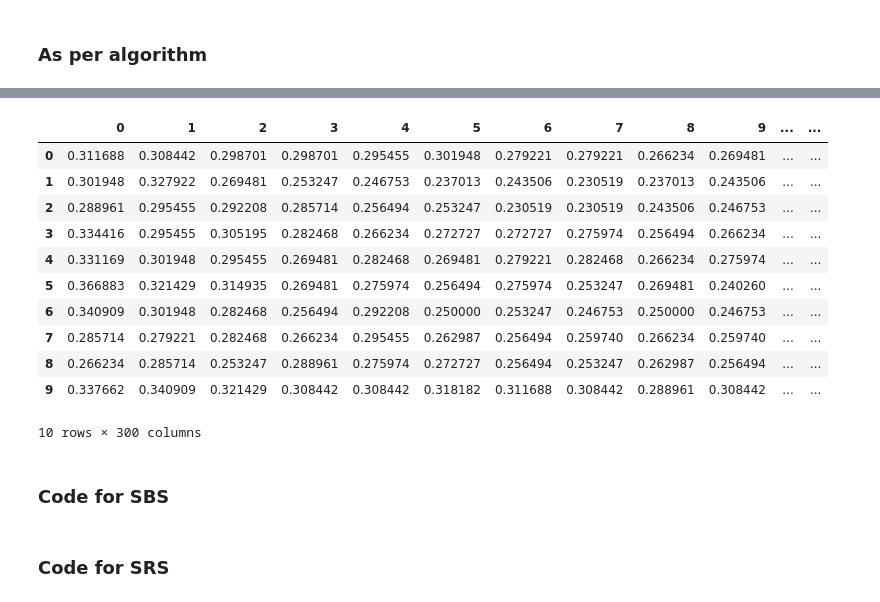
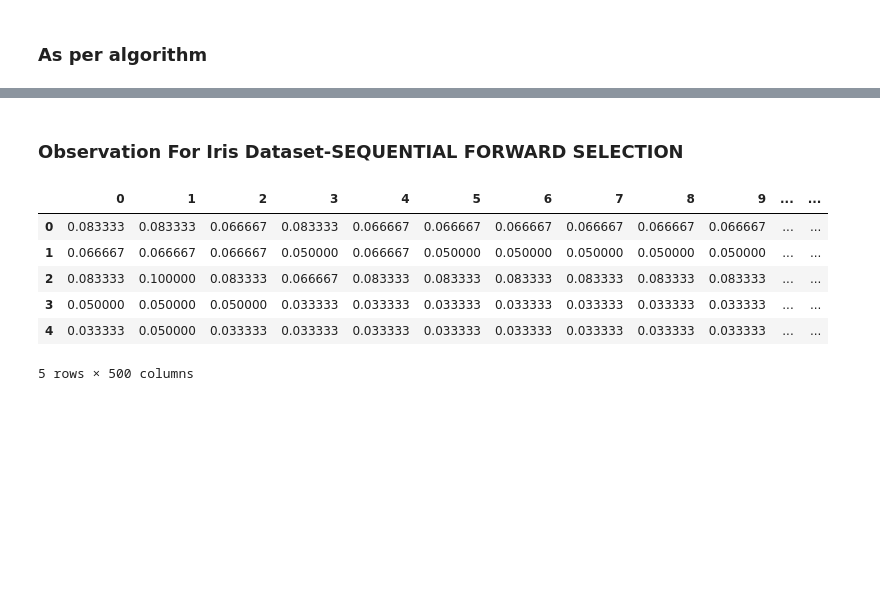
Before and after one commit to RoseMinu/Random-Forest-Pruning-Techniques, a Jupyter notebook: Research Paper Implementation/2_On_Selection_Of_Decision_Trees_In_Random_Forest.ipynb, the cells around one changed output, grey strips where cells are left out. Drawn from its saved outputs; the diff is of its cells as text; code cells hidden in the pictures; blank space fills up the shorter version.

```diff
--- a/Research Paper Implementation/2_On_Selection_Of_Decision_Trees_In_Random_Forest.ipynb
+++ b/Research Paper Implementation/2_On_Selection_Of_Decision_Trees_In_Random_Forest.ipynb
@@ -77,6 +359,6 @@ def data_split():
 # %%
 # number of decision trees
-global dTree = 300
+dTree = 500
 # number of features for split
 K = int(M**(1/2))
 # empty array for error rates
@@ -91,15 +373,19 @@ for i in range(10):
     classifier = RandomForestClassifier(n_estimators=dTree, max_features=K)
     # fit the classifier with data
     classifier.fit(X_train, y_train)
+
     # empty RF object for SFS
     classifier_SFS = RandomForestClassifier()
-    error_rates_SFSMain=SFS_method(classifier_SFS,classifier)
+    error_rates_SFSMain=SFS_method(classifier_SFS,copy.deepcopy(classifier))
     error_rate_SFS_10.append(error_rates_SFSMain)
+
     # copy of already created RF object for SBS
     classifier_SBS = copy.deepcopy(classifier)
-    error_rates_SBSMain=SBS_method(classifier_SBS,classifier)
+    error_rates_SBSMain=SBS_method(classifier_SBS,copy.deepcopy(classifier))
     error_rate_SBS_10.append(error_rates_SBSMain)
+
     # empty RF object for SRS
+
     classifier_SRS = RandomForestClassifier()
-    error_rates_SRSMain=SRS_method(classifier_SRS,classifier)
-    error_rate_SBS_10.append(error_rates_SBSMain)
+    error_rates_SRSMain=SRS_method(classifier_SRS,copy.deepcopy(classifier))
+    error_rate_SRS_10.append(error_rates_SRSMain)
@@ -130,19 +392,13 @@ def SFS_method(classifier_SFS,classifier):
+# %% [markdown]
+### Observation For Iris Dataset-SEQUENTIAL FORWARD SELECTION
 # %%
-df_SFS = pd.DataFrame(error_rate_SFS_10)
+df_SFS_IRIS = pd.DataFrame(error_rate_SFS_10)
+df_SFS_IRIS
+# %% [output]
+|  | 0 | 1 | 2 | 3 | 4 | 5 | 6 | 7 | 8 | 9 | ... | ... |
+| 0 | 0.083333 | 0.083333 | 0.066667 | 0.083333 | 0.066667 | 0.066667 | 0.066667 | 0.066667 | 0.066667 | 0.066667 | ... | ... |
+| 1 | 0.066667 | 0.066667 | 0.066667 | 0.050000 | 0.066667 | 0.050000 | 0.050000 | 0.050000 | 0.050000 | 0.050000 | ... | ... |
+| 2 | 0.083333 | 0.100000 | 0.083333 | 0.066667 | 0.083333 | 0.083333 | 0.083333 | 0.083333 | 0.083333 | 0.083333 | ... | ... |
+| 3 | 0.050000 | 0.050000 | 0.050000 | 0.033333 | 0.033333 | 0.033333 | 0.033333 | 0.033333 | 0.033333 | 0.033333 | ... | ... |
+| 4 | 0.033333 | 0.050000 | 0.033333 | 0.033333 | 0.033333 | 0.033333 | 0.033333 | 0.033333 | 0.033333 | 0.033333 | ... | ... |
+5 rows × 500 columns
-# %%
-df_SFS
-# %% [output]
-|  | 0 | 1 | 2 | 3 | 4 | 5 | 6 | 7 | 8 | 9 | ... | ... |
-| 0 | 0.311688 | 0.308442 | 0.298701 | 0.298701 | 0.295455 | 0.301948 | 0.279221 | 0.279221 | 0.266234 | 0.269481 | ... | ... |
-| 1 | 0.301948 | 0.327922 | 0.269481 | 0.253247 | 0.246753 | 0.237013 | 0.243506 | 0.230519 | 0.237013 | 0.243506 | ... | ... |
-| 2 | 0.288961 | 0.295455 | 0.292208 | 0.285714 | 0.256494 | 0.253247 | 0.230519 | 0.230519 | 0.243506 | 0.246753 | ... | ... |
-| 3 | 0.334416 | 0.295455 | 0.305195 | 0.282468 | 0.266234 | 0.272727 | 0.272727 | 0.275974 | 0.256494 | 0.266234 | ... | ... |
-| 4 | 0.331169 | 0.301948 | 0.295455 | 0.269481 | 0.282468 | 0.269481 | 0.279221 | 0.282468 | 0.266234 | 0.275974 | ... | ... |
-| 5 | 0.366883 | 0.321429 | 0.314935 | 0.269481 | 0.275974 | 0.256494 | 0.275974 | 0.253247 | 0.269481 | 0.240260 | ... | ... |
-| 6 | 0.340909 | 0.301948 | 0.282468 | 0.256494 | 0.292208 | 0.250000 | 0.253247 | 0.246753 | 0.250000 | 0.246753 | ... | ... |
-| 7 | 0.285714 | 0.279221 | 0.282468 | 0.266234 | 0.295455 | 0.262987 | 0.256494 | 0.259740 | 0.266234 | 0.259740 | ... | ... |
-| 8 | 0.266234 | 0.285714 | 0.253247 | 0.288961 | 0.275974 | 0.272727 | 0.256494 | 0.253247 | 0.262987 | 0.256494 | ... | ... |
-| 9 | 0.337662 | 0.340909 | 0.321429 | 0.308442 | 0.308442 | 0.318182 | 0.311688 | 0.308442 | 0.288961 | 0.308442 | ... | ... |
-10 rows × 300 columns
-# %% [markdown]
-### Code for SBS
@@ -172,2 +404,0 @@ def SBS_method(classifier_SFS,classifier):
-# %% [markdown]
-### Code for SRS
```
Also changed, not shown: parts of 23 cells of this notebook.
